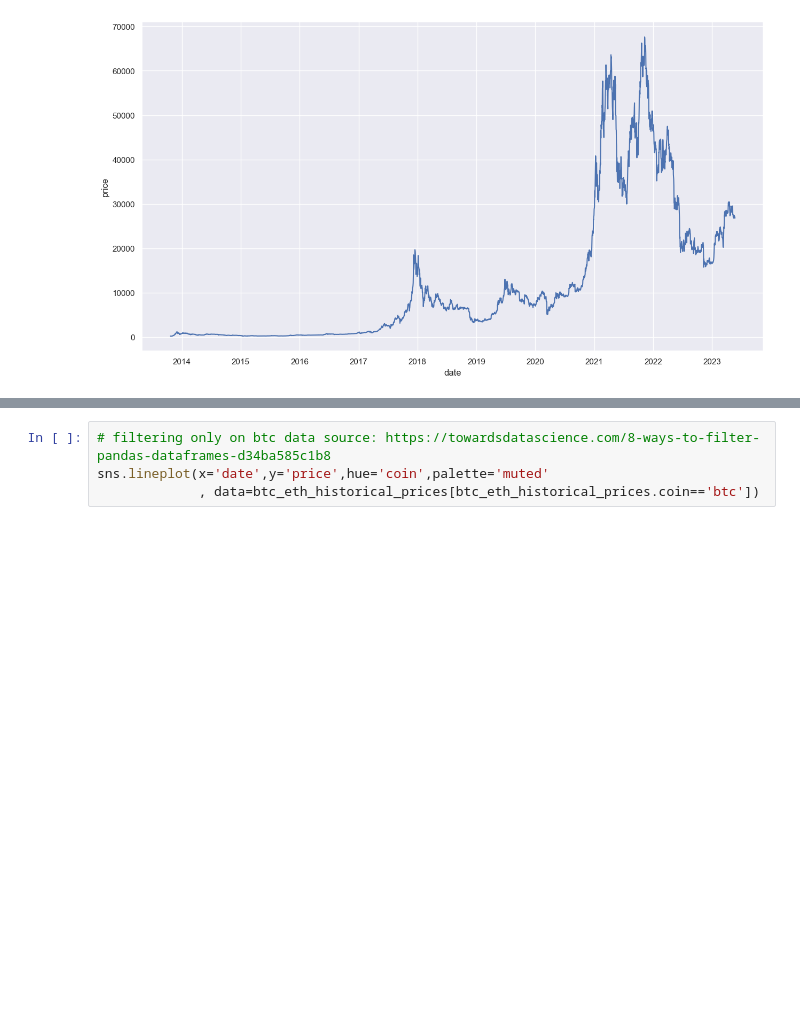
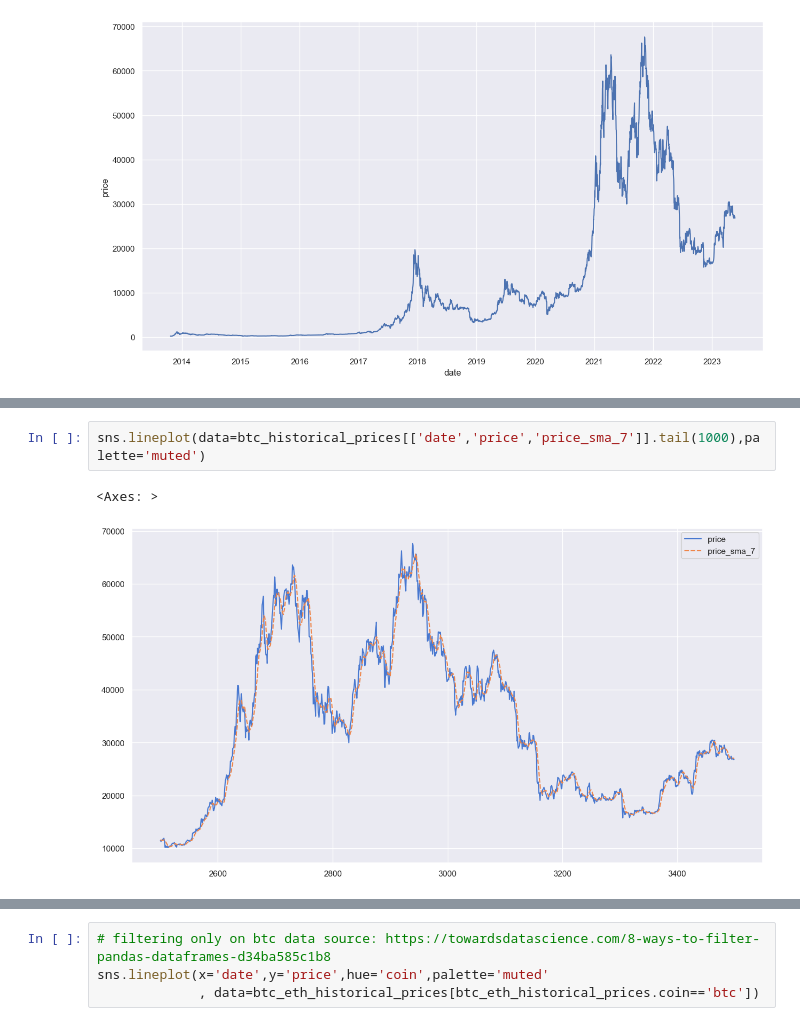
Before and after one commit to abhishek4563/crypto-trading-app, a Jupyter notebook: GetCryptoPrices.ipynb, the cells around one changed output, grey strips where cells are left out. Drawn from its saved outputs; the diff is of its cells as text; blank space fills up the shorter version.

```diff
--- a/GetCryptoPrices.ipynb
+++ b/GetCryptoPrices.ipynb
@@ -586,0 +577,5 @@ sns.lineplot(data=btc_historical_prices[['date','price','price_sma_90']].tail(50
+# %%
+sns.lineplot(data=btc_historical_prices[['date','price','price_sma_7']].tail(1000),palette='muted')
+# %% [output]
+<Axes: >
+[figure, added]
```
Also changed, not shown: parts of 79 cells of this notebook.
